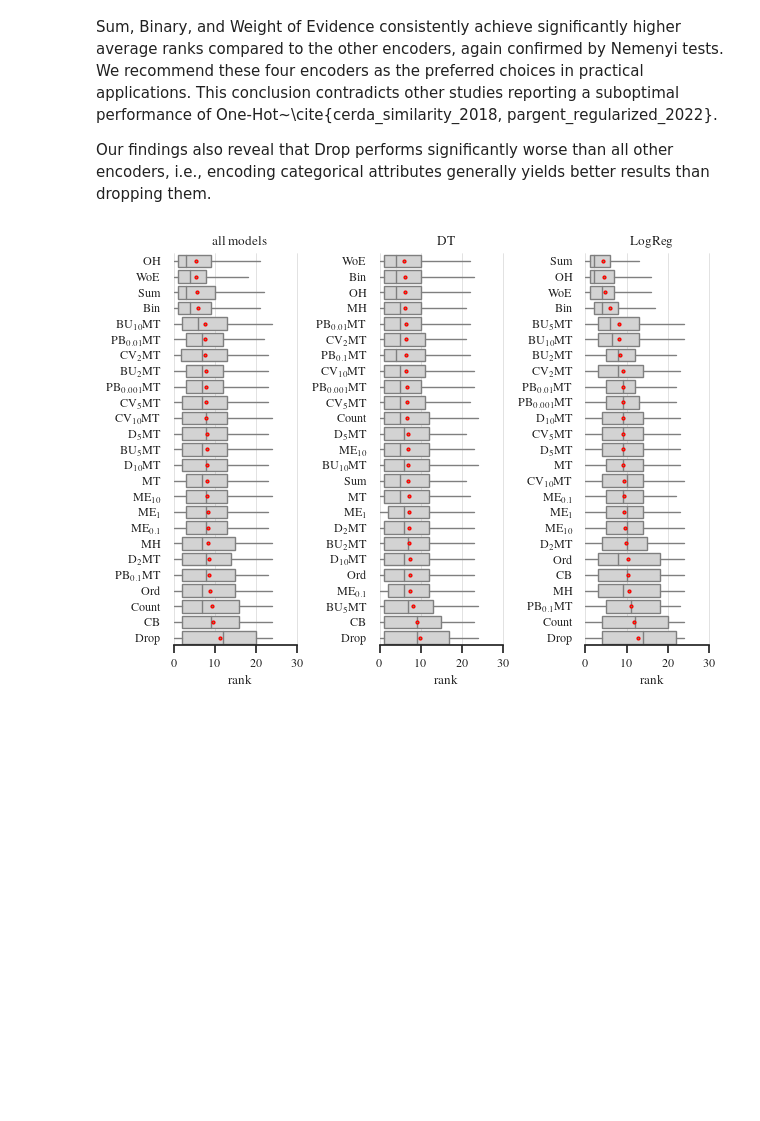
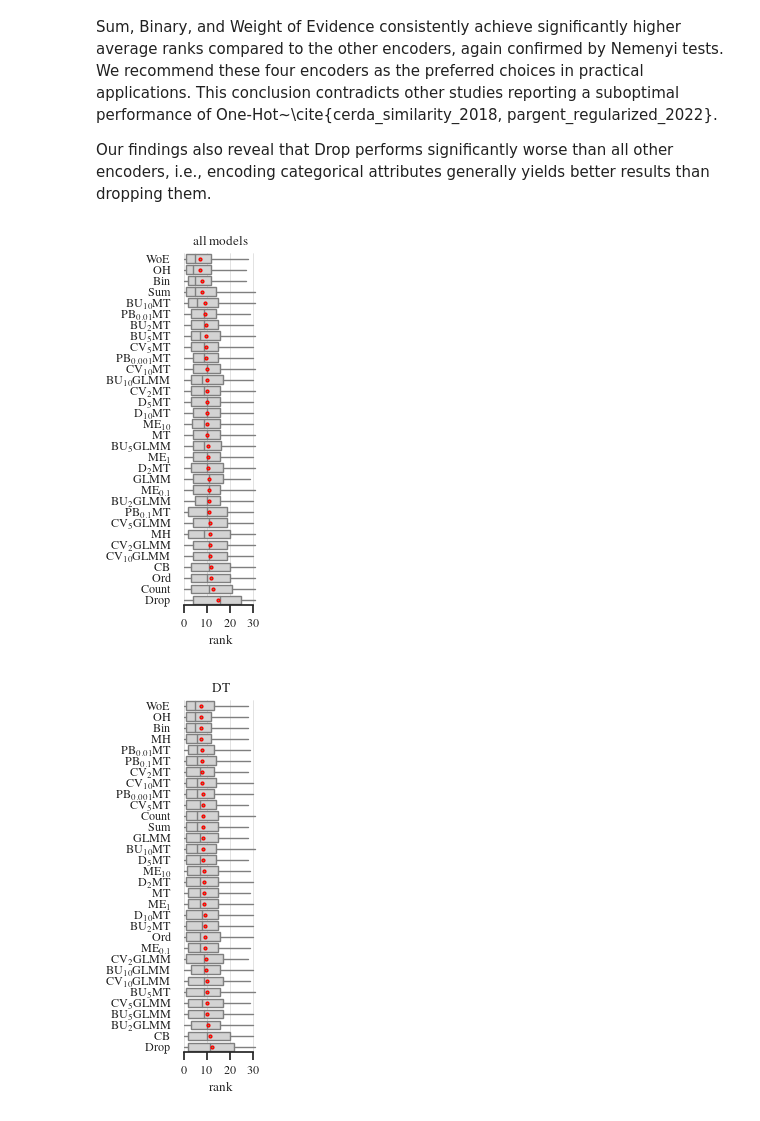
Before and after one commit to DrCohomology/EncoderBenchmarking, a Jupyter notebook: analysis/result_analysis.ipynb, the cells around one changed output. Saved outputs shown, nothing was run; the diff lists cells and outputs as text; code cells hidden in the pictures; blank space fills up the shorter version.

Commit message:
New experimental results and analysis.
Analysis updated for the new results with AUC.

```diff
--- a/analysis/result_analysis.ipynb
+++ b/analysis/result_analysis.ipynb
@@ -24,2 +28,0 @@ Load the merged results, stored in the `src.utils.RESULTS_DIR` directory (defaul
-# %%
-df, rf = u.load_df_rf()
@@ -159,6 +210,8 @@ Results from logistic regression tend to exhibit the highest replicability among
 
 The next cells perform the replicability analysis and plot the results.
 # %%
-df, rf = u.load_df_rf()
-for tuning in ["no", "model", "full"]:
-    ru.replicability_analysis(df, rf, tuning, sample_sizes=[5, 10, 15, 20, 25], repetitions=10, append_to_existing=False, save=True)
+df = pd.read_parquet(u.RESULTS_DIR / "results.parquet")
+rf = pd.read_parquet(u.RESULTS_DIR / "rankings.parquet")
+reload(ru)
+for tuning in ["no", "model" "full"]:
+    a = ru.replicability_analysis(df, rf, tuning, sample_sizes=[5, 10, 15, 20, 25], repetitions=100, seed=1444, append_to_existing=False, save=True, ignore_strategies=["nemenyi rank", "kemeny rank"])
@@ -168,0 +218,3 @@ u.lineplot_replicability(hue="model", show=True)
+# %%
+sample_df_sim = pd.concat([pd.read_parquet(u.ANALYSIS_DIR / f"sample_sim_{tuning}.parquet") for tuning in ("no", "model", "full")], axis=0)
+sample_df_sim
@@ -168,0 +237,6 @@ u.lineplot_replicability(hue="model", show=True)
+# %%
+factor = "model"
+fig = u.lineplot_replicability(sample_df_sim, hue=factor, show=True)
+
+fig.savefig(u.FIGURES_DIR / f"lineplot_replicability_{factor}.pdf")
+plt.show()
@@ -184,21 +260,27 @@ This conclusion contradicts other studies reporting a suboptimal performance of
 
 Our findings also reveal that Drop performs significantly worse than all other encoders, i.e., encoding categorical attributes generally yields better results than dropping them.
 # %%
-rf = u.load_rf()
-models = [None, "DTC", "LR"]
+rf = pd.read_parquet(u.RESULTS_DIR / "rankings.parquet")
+models = [None, "DTC", "LR", "KNC", "LGBMC", "SVC"]
 
-fig, axes = plt.subplots(1, len(models))
-for ax, model in zip(axes.flatten(), models):
+sns.set(font_scale=0.8)
+sns.set_style("ticks", {"ytick.left": False})
+mpl.rcParams['text.usetex'] = True
+mpl.rcParams['text.latex.preamble'] = r'\usepackage{mathptmx}'
+mpl.rc('font', family='Times New Roman')
+
+for model in models:
+    fig, ax = plt.subplots(1, 1, figsize=(1.8, 4.4))
     u.boxplot_encoder_ranks(rf, ax, model)
     if model is None:
         ax.set_title("all models")
     else:
         ax.set_title(u.FACTOR_LATEX["model"][model])
     ax.set_xlabel("rank")
-sns.despine(left=True, trim=True)
-plt.tight_layout(w_pad=0.5)
+    sns.despine(left=True, trim=True)
+    plt.tight_layout(w_pad=0.5)
 
-fig.savefig(u.BASE_DIR / "analysis" / "plots/encoder_ranks.png")
-plt.show()
+    fig.savefig(u.FIGURES_DIR / f"boxplot_rank_{model}.pdf")
 # %% [output]
-[figure, old version]
+[figure, new version]
+[figure, added]
```
Also changed, not shown: parts of 27 cells of this notebook, 54 other files.
